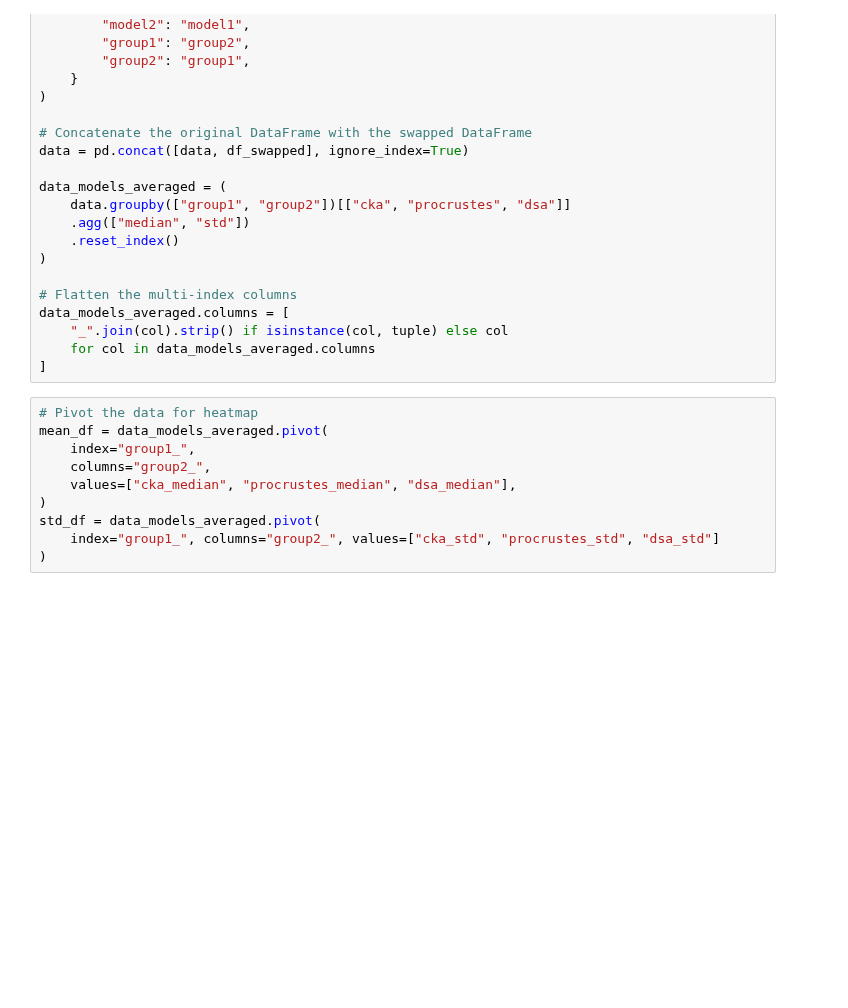
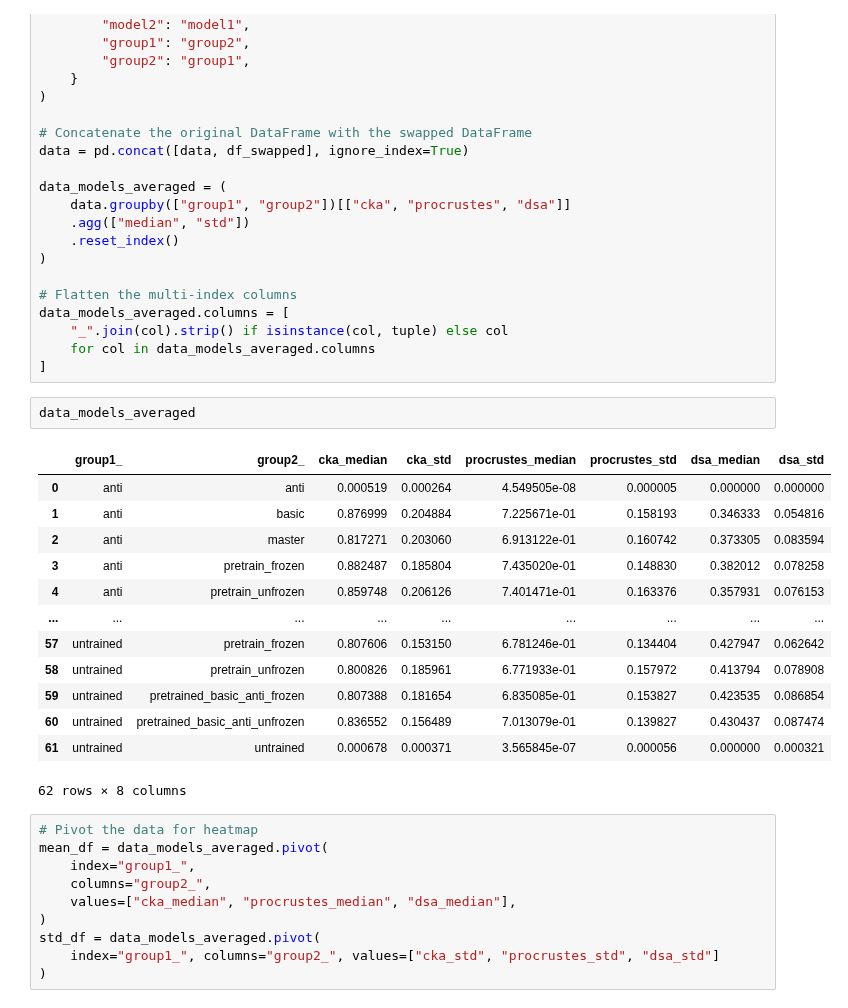
Before and after one commit to qglht/RepAL, a Jupyter notebook: notebooks/analysis_rnn.ipynb, the cells around one changed output. Drawn from its saved outputs; the diff is of its cells as text; blank space fills up the shorter version.

```diff
--- a/notebooks/analysis_rnn.ipynb
+++ b/notebooks/analysis_rnn.ipynb
@@ -186,6 +152,22 @@ data_models_averaged.columns = [
     "_".join(col).strip() if isinstance(col, tuple) else col
     for col in data_models_averaged.columns
 ]
+# %%
+data_models_averaged
+# %% [output]
+|  | group1_ | group2_ | cka_median | cka_std | procrustes_median | procrustes_std | dsa_median | dsa_std |
+| 0 | anti | anti | 0.000519 | 0.000264 | 4.549505e-08 | 0.000005 | 0.000000 | 0.000000 |
+| 1 | anti | basic | 0.876999 | 0.204884 | 7.225671e-01 | 0.158193 | 0.346333 | 0.054816 |
+| 2 | anti | master | 0.817271 | 0.203060 | 6.913122e-01 | 0.160742 | 0.373305 | 0.083594 |
+| 3 | anti | pretrain_frozen | 0.882487 | 0.185804 | 7.435020e-01 | 0.148830 | 0.382012 | 0.078258 |
+| 4 | anti | pretrain_unfrozen | 0.859748 | 0.206126 | 7.401471e-01 | 0.163376 | 0.357931 | 0.076153 |
+| ... | ... | ... | ... | ... | ... | ... | ... | ... |
+| 57 | untrained | pretrain_frozen | 0.807606 | 0.153150 | 6.781246e-01 | 0.134404 | 0.427947 | 0.062642 |
+| 58 | untrained | pretrain_unfrozen | 0.800826 | 0.185961 | 6.771933e-01 | 0.157972 | 0.413794 | 0.078908 |
+| 59 | untrained | pretrained_basic_anti_frozen | 0.807388 | 0.181654 | 6.835085e-01 | 0.153827 | 0.423535 | 0.086854 |
+| 60 | untrained | pretrained_basic_anti_unfrozen | 0.836552 | 0.156489 | 7.013079e-01 | 0.139827 | 0.430437 | 0.087474 |
+| 61 | untrained | untrained | 0.000678 | 0.000371 | 3.565845e-07 | 0.000056 | 0.000000 | 0.000321 |
+62 rows × 8 columns
 # %%
 # Pivot the data for heatmap
 mean_df = data_models_averaged.pivot(
```
Also changed, not shown: parts of 9 cells of this notebook, 1 other file.
